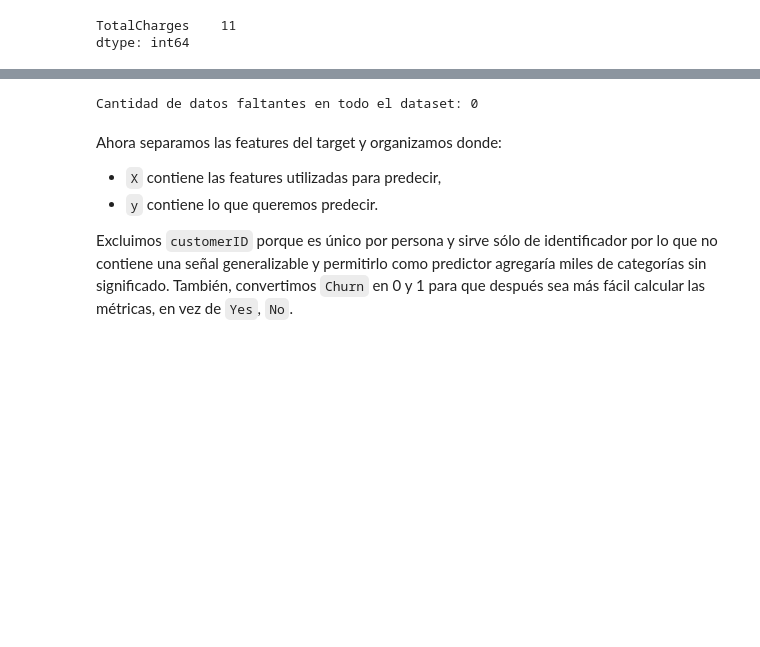
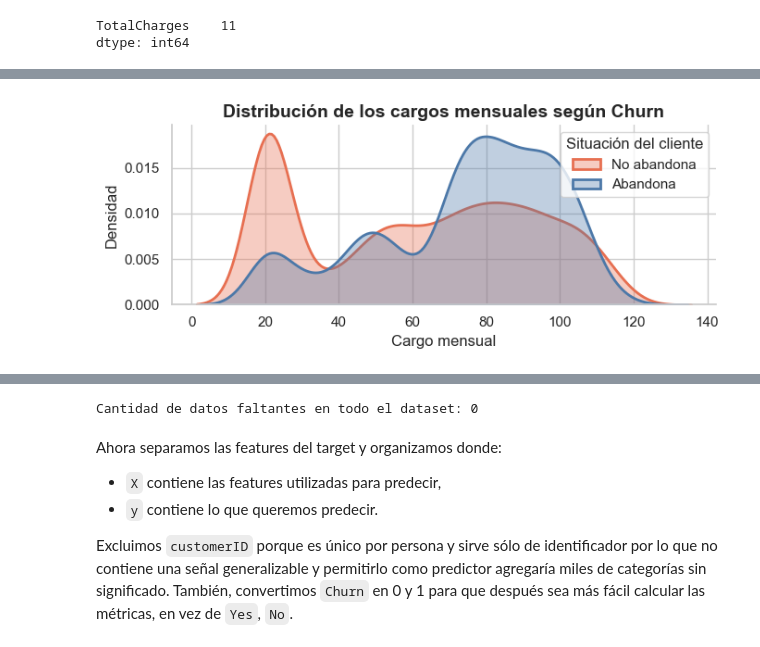
Before and after one commit to juanitaarsla/TD6-TP1, a Jupyter notebook: TP1_Telco_Churn.ipynb, the cells around one changed output, grey strips where cells are left out. Drawn from its saved outputs; the diff is of its cells as text; code cells hidden in the pictures; blank space fills up the shorter version.

```diff
--- a/TP1_Telco_Churn.ipynb
+++ b/TP1_Telco_Churn.ipynb
@@ -63,0 +267,39 @@ dtype: int64
+# %%
+sns.set_theme(style="whitegrid")
+
+plt.figure(figsize=(7, 3))
+
+sns.kdeplot(
+    data=datos[datos["Churn"] == "No"],
+    x="MonthlyCharges",
+    fill=True,
+    color="#E76F51",
+    alpha=0.35,
+    linewidth=2,
+    label="No abandona"
+)
+
+sns.kdeplot(
+    data=datos[datos["Churn"] == "Yes"],
+    x="MonthlyCharges",
+    fill=True,
+    color="#4C78A8",
+    alpha=0.35,
+    linewidth=2,
+    label="Abandona"
+)
+
+plt.title(
+    "Distribución de los cargos mensuales según Churn",
+    fontsize=14,
+    fontweight="bold"
+)
+plt.xlabel("Cargo mensual")
+plt.ylabel("Densidad")
+plt.legend(title="Situación del cliente")
+
+sns.despine()
+plt.tight_layout()
+plt.show()
+# %% [output]
+[figure, added]
```
Also changed, not shown: parts of 32 cells of this notebook, 1 other file.
